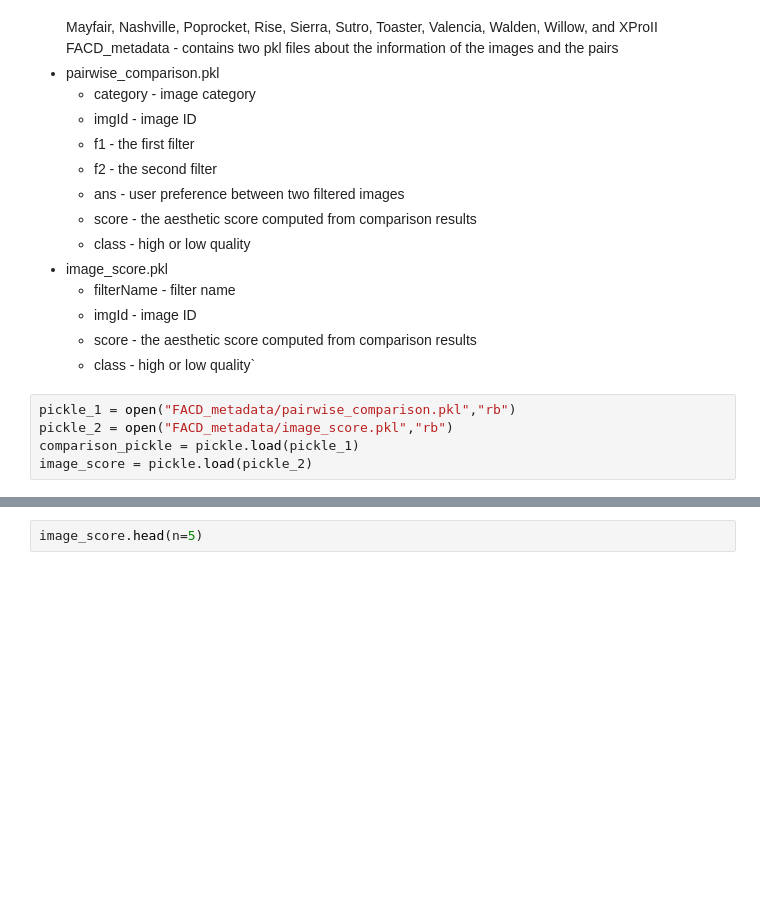
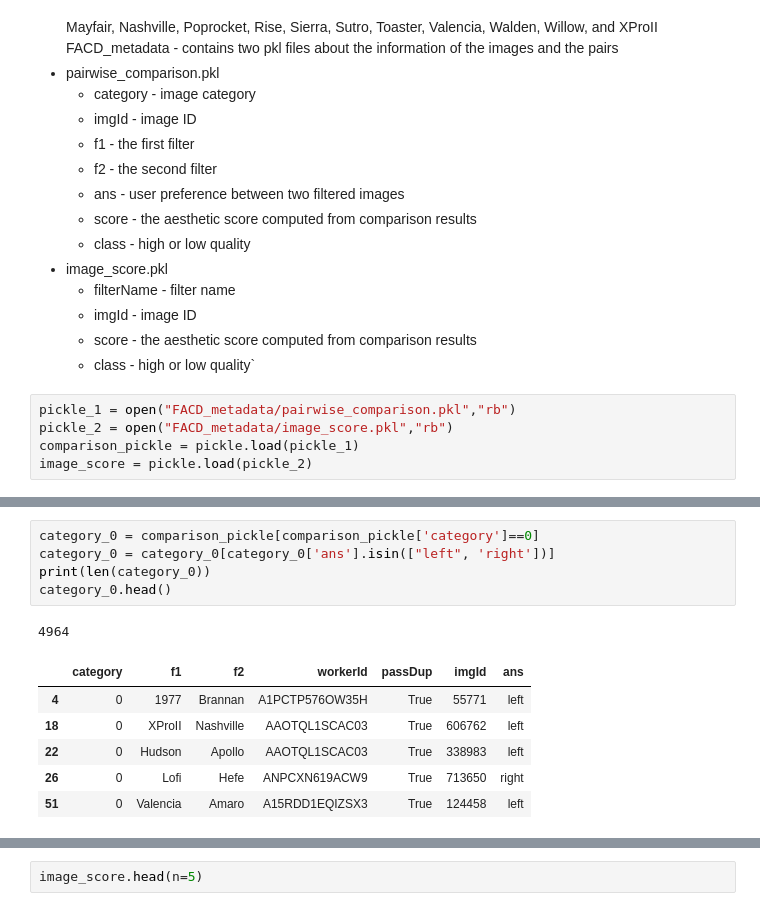
Before and after one commit to dipikakhullar/ComparisonNetworksResearch, a Jupyter notebook: FAC/data.ipynb, the cells around one changed output, grey strips where cells are left out. Saved outputs shown, nothing was run; the diff lists cells and outputs as text; blank space fills up the shorter version.

```diff
--- a/FAC/data.ipynb
+++ b/FAC/data.ipynb
@@ -44,0 +63,13 @@ comparison_pickle.head(n=5)
+# %%
+category_0 = comparison_pickle[comparison_pickle['category']==0]
+category_0 = category_0[category_0['ans'].isin(["left", 'right'])]
+print(len(category_0))
+category_0.head()
+# %% [output]
+4964
+|  | category | f1 | f2 | workerId | passDup | imgId | ans |
+| 4 | 0 | 1977 | Brannan | A1PCTP576OW35H | True | 55771 | left |
+| 18 | 0 | XProII | Nashville | AAOTQL1SCAC03 | True | 606762 | left |
+| 22 | 0 | Hudson | Apollo | AAOTQL1SCAC03 | True | 338983 | left |
+| 26 | 0 | Lofi | Hefe | ANPCXN619ACW9 | True | 713650 | right |
+| 51 | 0 | Valencia | Amaro | A15RDD1EQIZSX3 | True | 124458 | left |
```
Also changed, not shown: parts of 37 cells of this notebook, 5 other files.
